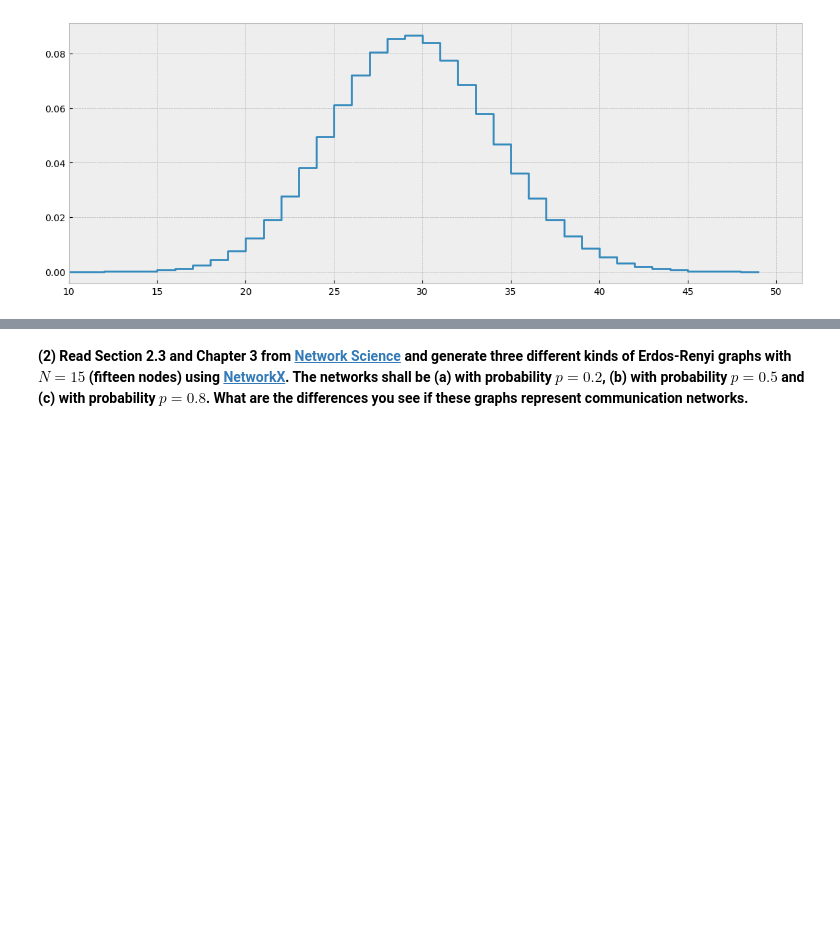
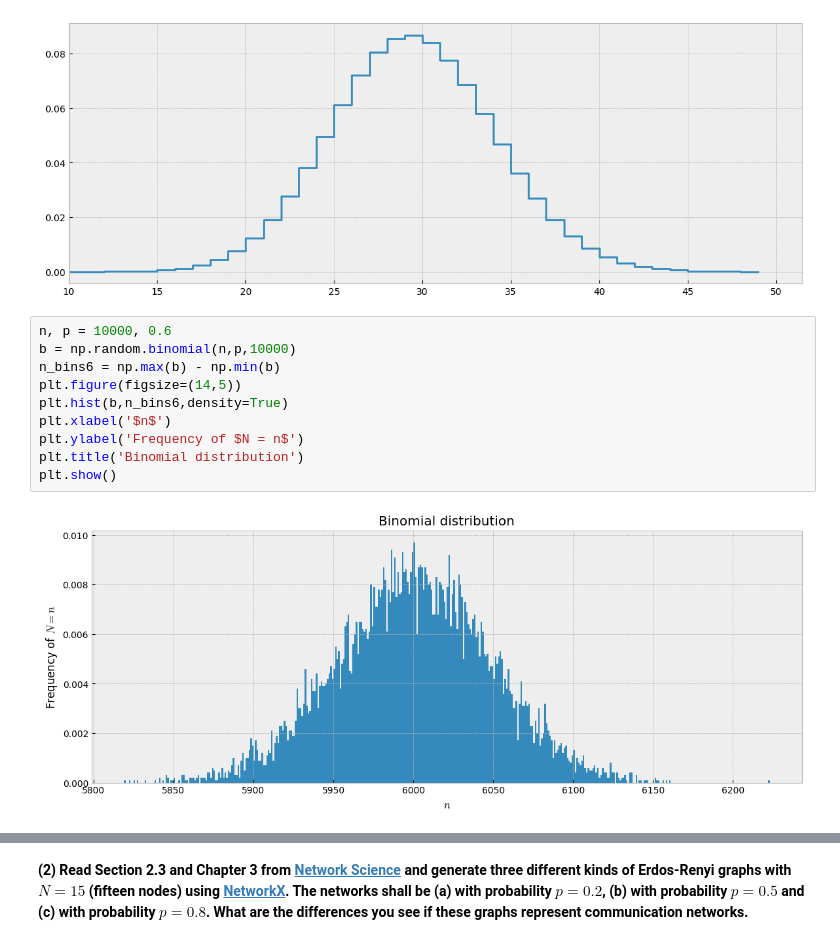
Before and after one commit to 3p10/intro-iot-systems, a Jupyter notebook: Week 5/homework-w5.ipynb, the cells around one changed output, grey strips where cells are left out. Saved outputs shown, nothing was run; the diff lists cells and outputs as text; blank space fills up the shorter version.

```diff
--- a/Week 5/homework-w5.ipynb
+++ b/Week 5/homework-w5.ipynb
@@ -46,3 +46,15 @@ plt.xlim(left=10)
 # %% [output]
 (10.0, 51.45)
 [figure]
+# %%
+n, p = 10000, 0.6
+b = np.random.binomial(n,p,10000)
+n_bins6 = np.max(b) - np.min(b)
+plt.figure(figsize=(14,5))
+plt.hist(b,n_bins6,density=True)
+plt.xlabel('$n$')
+plt.ylabel('Frequency of $N = n$')
+plt.title('Binomial distribution')
+plt.show()
+# %% [output]
+[figure, added]
```
Also changed, not shown: parts of 1 cell of this notebook.
